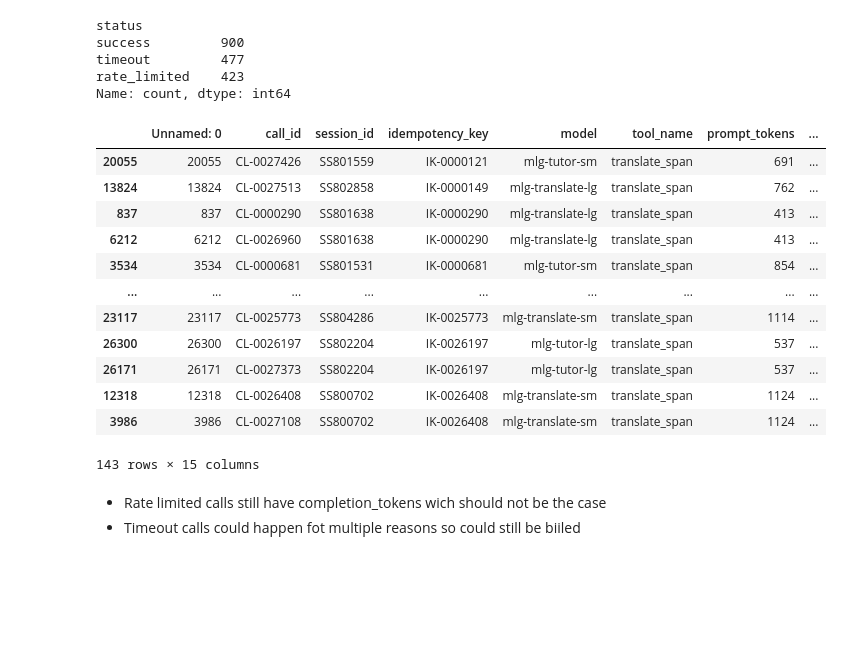
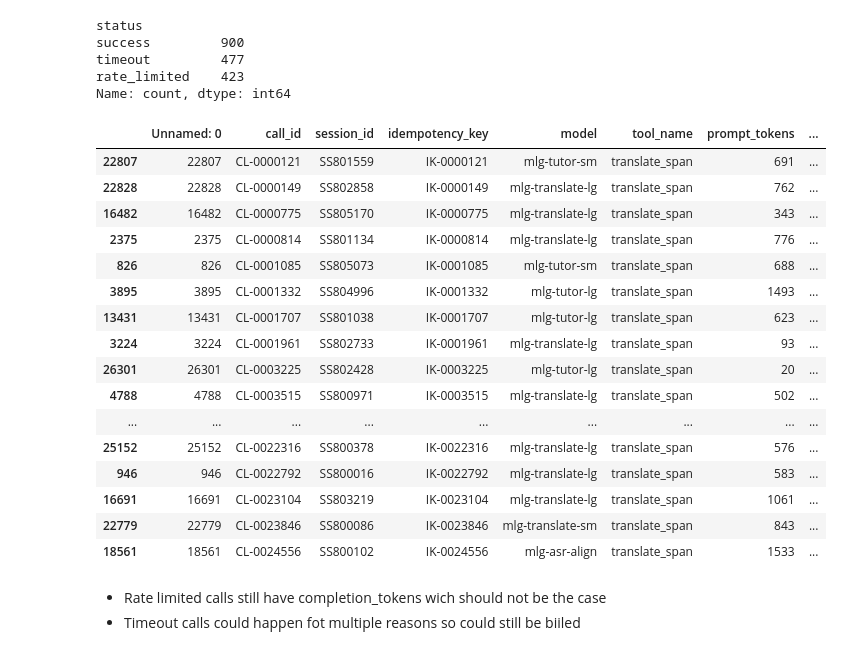
Before and after one commit to Christian-Suinyuy/skye8-ds-banboye-christian, a Jupyter notebook: src/agent_telimetry/notebooks/exploration.ipynb, the cells around one changed output. Saved outputs shown, nothing was run; the diff lists cells and outputs as text; code cells hidden in the pictures; blank space fills up the shorter version.

```diff
--- a/src/agent_telimetry/notebooks/exploration.ipynb
+++ b/src/agent_telimetry/notebooks/exploration.ipynb
@@ -214,7 +212,8 @@ llm_calls['actual_cost'] = llm_calls.apply(lambda row: calculate_actual_cost(
     model=row["model"],
     completion_tokens=row["completion_tokens"],
     input_tokens=row["prompt_tokens"],
-    cache_status=row["cache_hit"]
+    cache_status=row["cache_hit"],
+    status=row["status"]
 ),
 axis=1
 )
@@ -246,21 +245,25 @@ timeout         477
 rate_limited    423
 Name: count, dtype: int64
 # %%
-retried.query("tool_name == 'translate_span' and status != 'rate_limited'")
+retried.query("tool_name == 'translate_span' and status == 'rate_limited'")
 # %% [output]
 |  | Unnamed: 0 | call_id | session_id | idempotency_key | model | tool_name | prompt_tokens | ... |
-| 20055 | 20055 | CL-0027426 | SS801559 | IK-0000121 | mlg-tutor-sm | translate_span | 691 | ... |
-| 13824 | 13824 | CL-0027513 | SS802858 | IK-0000149 | mlg-translate-lg | translate_span | 762 | ... |
-| 837 | 837 | CL-0000290 | SS801638 | IK-0000290 | mlg-translate-lg | translate_span | 413 | ... |
-| 6212 | 6212 | CL-0026960 | SS801638 | IK-0000290 | mlg-translate-lg | translate_span | 413 | ... |
-| 3534 | 3534 | CL-0000681 | SS801531 | IK-0000681 | mlg-tutor-sm | translate_span | 854 | ... |
+| 22807 | 22807 | CL-0000121 | SS801559 | IK-0000121 | mlg-tutor-sm | translate_span | 691 | ... |
+| 22828 | 22828 | CL-0000149 | SS802858 | IK-0000149 | mlg-translate-lg | translate_span | 762 | ... |
+| 16482 | 16482 | CL-0000775 | SS805170 | IK-0000775 | mlg-translate-lg | translate_span | 343 | ... |
+| 2375 | 2375 | CL-0000814 | SS801134 | IK-0000814 | mlg-translate-lg | translate_span | 776 | ... |
+| 826 | 826 | CL-0001085 | SS805073 | IK-0001085 | mlg-tutor-sm | translate_span | 688 | ... |
+| 3895 | 3895 | CL-0001332 | SS804996 | IK-0001332 | mlg-tutor-lg | translate_span | 1493 | ... |
+| 13431 | 13431 | CL-0001707 | SS801038 | IK-0001707 | mlg-tutor-lg | translate_span | 623 | ... |
+| 3224 | 3224 | CL-0001961 | SS802733 | IK-0001961 | mlg-translate-lg | translate_span | 93 | ... |
+| 26301 | 26301 | CL-0003225 | SS802428 | IK-0003225 | mlg-tutor-lg | translate_span | 20 | ... |
+| 4788 | 4788 | CL-0003515 | SS800971 | IK-0003515 | mlg-translate-lg | translate_span | 502 | ... |
 | ... | ... | ... | ... | ... | ... | ... | ... | ... |
-| 23117 | 23117 | CL-0025773 | SS804286 | IK-0025773 | mlg-translate-sm | translate_span | 1114 | ... |
-| 26300 | 26300 | CL-0026197 | SS802204 | IK-0026197 | mlg-tutor-lg | translate_span | 537 | ... |
-| 26171 | 26171 | CL-0027373 | SS802204 | IK-0026197 | mlg-tutor-lg | translate_span | 537 | ... |
-| 12318 | 12318 | CL-0026408 | SS800702 | IK-0026408 | mlg-translate-sm | translate_span | 1124 | ... |
-| 3986 | 3986 | CL-0027108 | SS800702 | IK-0026408 | mlg-translate-sm | translate_span | 1124 | ... |
+| 25152 | 25152 | CL-0022316 | SS800378 | IK-0022316 | mlg-translate-lg | translate_span | 576 | ... |
+| 946 | 946 | CL-0022792 | SS800016 | IK-0022792 | mlg-translate-lg | translate_span | 583 | ... |
+| 16691 | 16691 | CL-0023104 | SS803219 | IK-0023104 | mlg-translate-lg | translate_span | 1061 | ... |
+| 22779 | 22779 | CL-0023846 | SS800086 | IK-0023846 | mlg-translate-sm | translate_span | 843 | ... |
+| 18561 | 18561 | CL-0024556 | SS800102 | IK-0024556 | mlg-asr-align | translate_span | 1533 | ... |
-143 rows × 15 columns
 # %% [markdown]
 - Rate limited calls still have completion_tokens wich should not be the case
 - Timeout calls could happen fot multiple reasons so could still be biiled
```
Also changed, not shown: parts of 3 cells of this notebook, 3 other files.
